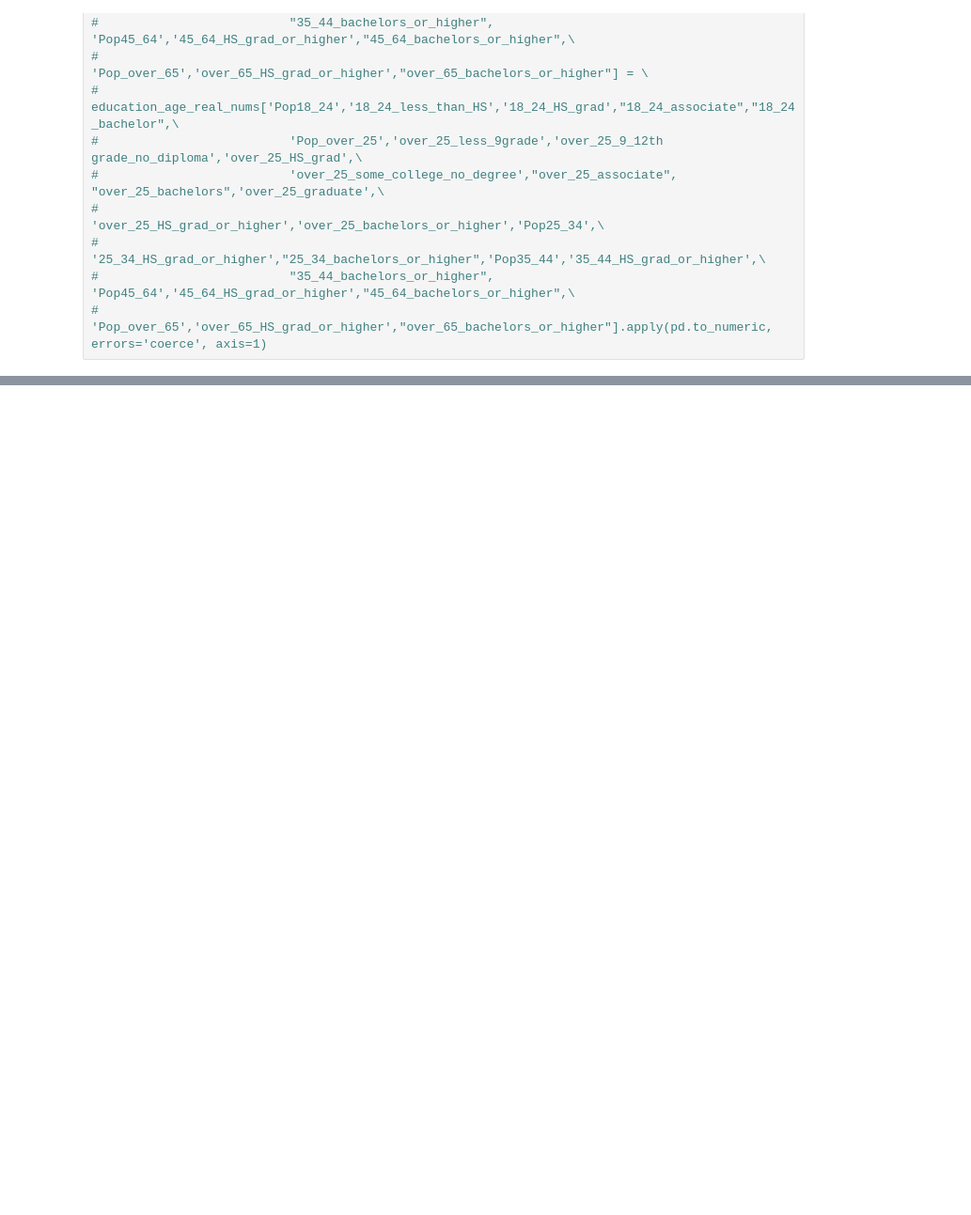
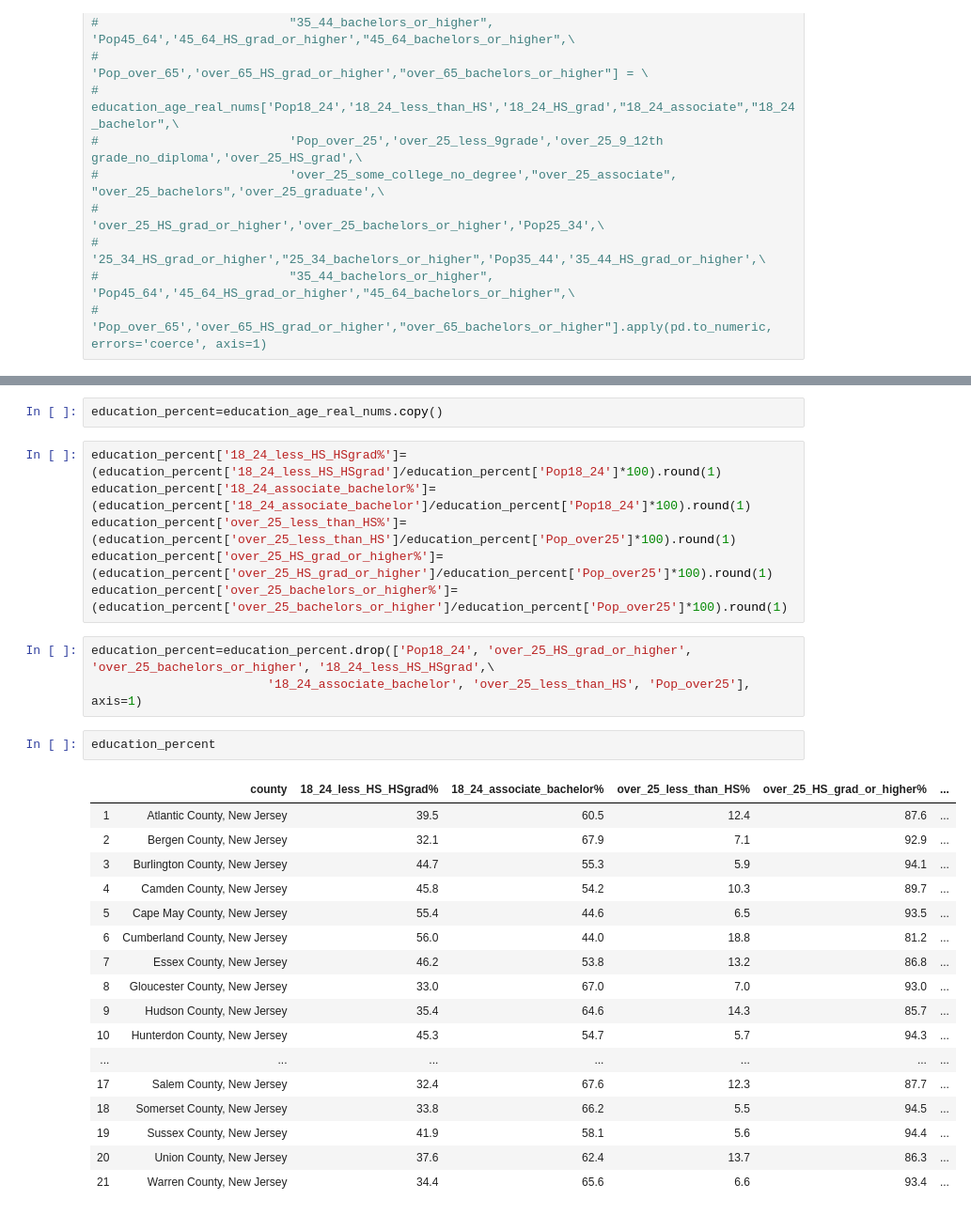
Before and after one commit to lemonaidn/VBM_Rejection_Factors, a Jupyter notebook: Khamanna/financial_education.ipynb, the cells around one changed output, grey strips where cells are left out. Shown: that part at 94% size. Saved outputs shown, nothing was run; the diff lists cells and outputs as text; blank space fills up the shorter version.

```diff
--- a/Khamanna/financial_education.ipynb
+++ b/Khamanna/financial_education.ipynb
@@ -273,0 +251,31 @@ education_age_real_nums
+# %%
+education_percent=education_age_real_nums.copy()
+# %%
+education_percent['18_24_less_HS_HSgrad%']=(education_percent['18_24_less_HS_HSgrad']/education_percent['Pop18_24']*100).round(1)
+education_percent['18_24_associate_bachelor%']=(education_percent['18_24_associate_bachelor']/education_percent['Pop18_24']*100).round(1)
+education_percent['over_25_less_than_HS%']=(education_percent['over_25_less_than_HS']/education_percent['Pop_over25']*100).round(1)
+education_percent['over_25_HS_grad_or_higher%']=(education_percent['over_25_HS_grad_or_higher']/education_percent['Pop_over25']*100).round(1)
+education_percent['over_25_bachelors_or_higher%']=(education_percent['over_25_bachelors_or_higher']/education_percent['Pop_over25']*100).round(1)
+# %%
+education_percent=education_percent.drop(['Pop18_24', 'over_25_HS_grad_or_higher', 'over_25_bachelors_or_higher', '18_24_less_HS_HSgrad',\
+                        '18_24_associate_bachelor', 'over_25_less_than_HS', 'Pop_over25'], axis=1)
+# %%
+education_percent
+# %% [output]
+|  | county | 18_24_less_HS_HSgrad% | 18_24_associate_bachelor% | over_25_less_than_HS% | over_25_HS_grad_or_higher% | ... |
+| 1 | Atlantic County, New Jersey | 39.5 | 60.5 | 12.4 | 87.6 | ... |
+| 2 | Bergen County, New Jersey | 32.1 | 67.9 | 7.1 | 92.9 | ... |
+| 3 | Burlington County, New Jersey | 44.7 | 55.3 | 5.9 | 94.1 | ... |
+| 4 | Camden County, New Jersey | 45.8 | 54.2 | 10.3 | 89.7 | ... |
+| 5 | Cape May County, New Jersey | 55.4 | 44.6 | 6.5 | 93.5 | ... |
+| 6 | Cumberland County, New Jersey | 56.0 | 44.0 | 18.8 | 81.2 | ... |
+| 7 | Essex County, New Jersey | 46.2 | 53.8 | 13.2 | 86.8 | ... |
+| 8 | Gloucester County, New Jersey | 33.0 | 67.0 | 7.0 | 93.0 | ... |
+| 9 | Hudson County, New Jersey | 35.4 | 64.6 | 14.3 | 85.7 | ... |
+| 10 | Hunterdon County, New Jersey | 45.3 | 54.7 | 5.7 | 94.3 | ... |
+| ... | ... | ... | ... | ... | ... | ... |
+| 17 | Salem County, New Jersey | 32.4 | 67.6 | 12.3 | 87.7 | ... |
+| 18 | Somerset County, New Jersey | 33.8 | 66.2 | 5.5 | 94.5 | ... |
+| 19 | Sussex County, New Jersey | 41.9 | 58.1 | 5.6 | 94.4 | ... |
+| 20 | Union County, New Jersey | 37.6 | 62.4 | 13.7 | 86.3 | ... |
+| 21 | Warren County, New Jersey | 34.4 | 65.6 | 6.6 | 93.4 | ... |
```
Also changed, not shown: parts of 34 cells of this notebook.
